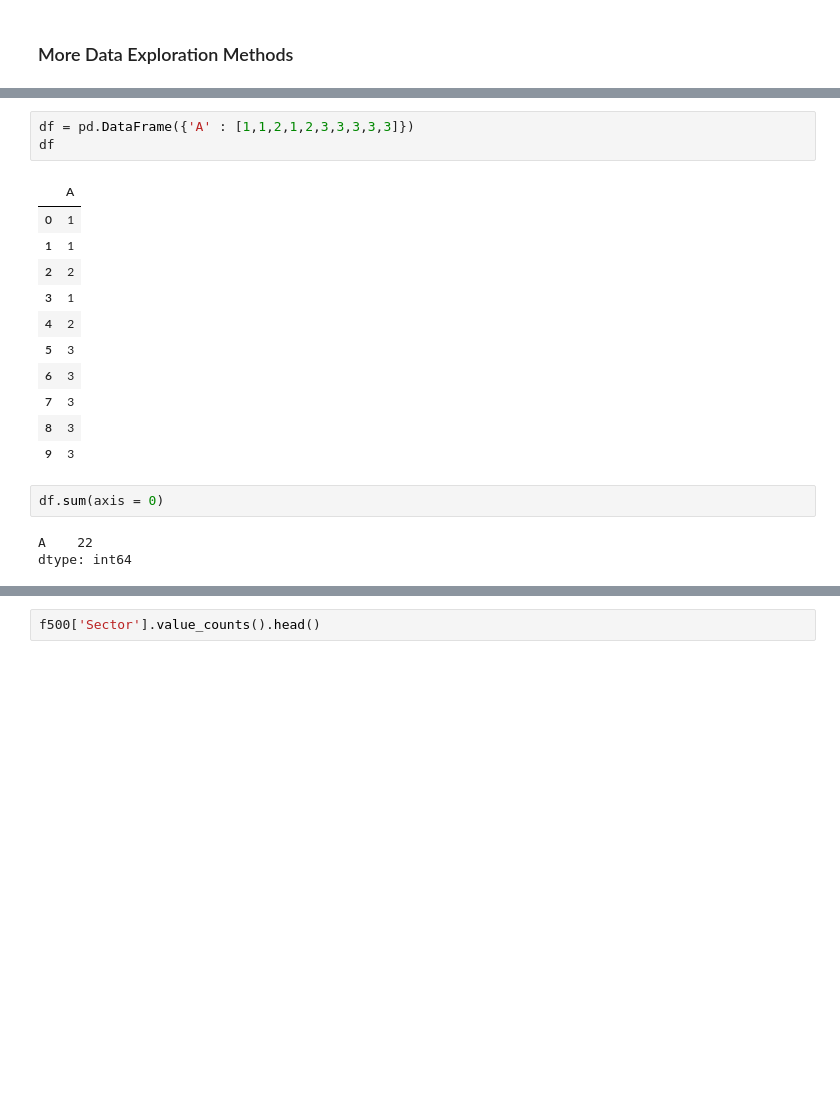
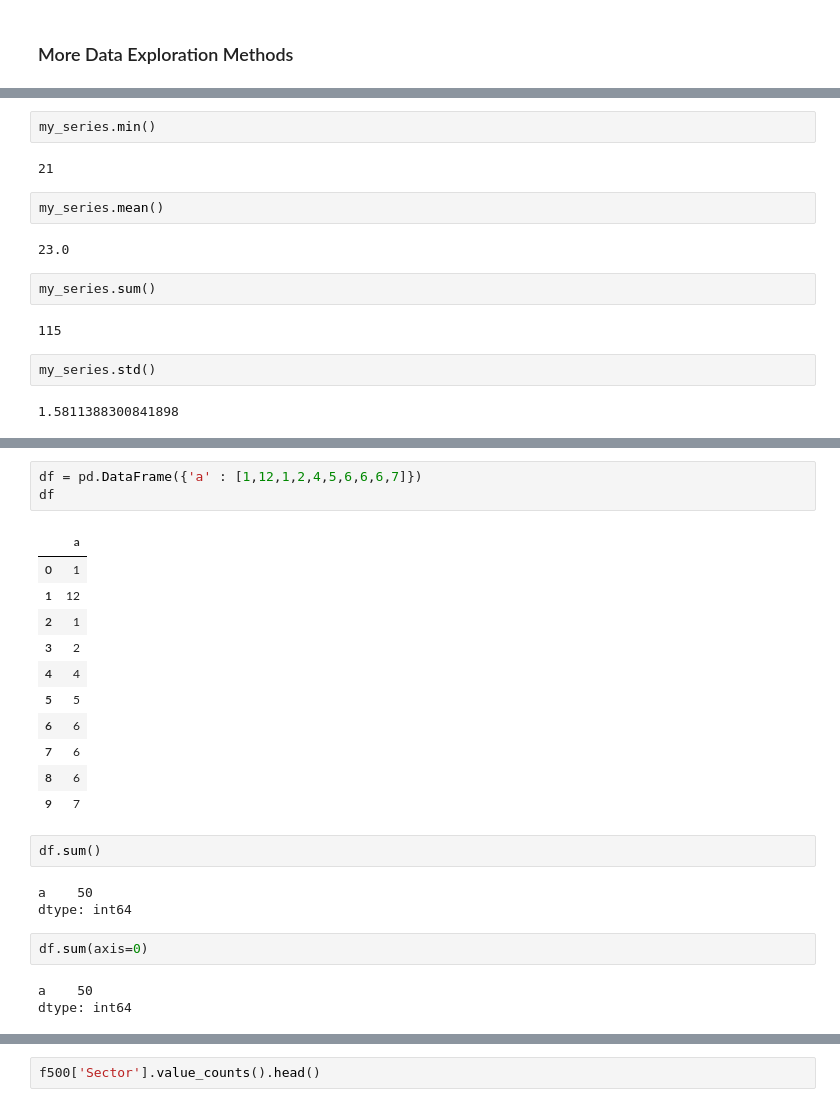
Before and after one commit to evgenursic/python_analitika, a Jupyter notebook: teden_03/03_teden_pandas_clean.ipynb, the cells around one changed output, grey strips where cells are left out. Drawn from its saved outputs; the diff is of its cells as text; blank space fills up the shorter version.

```diff
--- a/teden_03/03_teden_pandas_clean.ipynb
+++ b/teden_03/03_teden_pandas_clean.ipynb
@@ -989,22 +1341,43 @@ f500[['Revenues', 'Employees']].describe()
+# %%
+my_series.min()
+# %% [output]
+21
+# %%
+my_series.mean()
+# %% [output]
+23.0
+# %%
+my_series.sum()
+# %% [output]
+115
+# %%
+my_series.std()
+# %% [output]
+1.5811388300841898
 # %% [markdown]
 <p><img alt="dataframe axis parameters" src="https://s3.amazonaws.com/dq-content/291/axis_param.svg"></p>
 # %%
-df = pd.DataFrame({'A' : [1,1,2,1,2,3,3,3,3,3]})
+df = pd.DataFrame({'a' : [1,12,1,2,4,5,6,6,6,7]})
 df
 # %% [output]
-|  | A |
+|  | a |
 | 0 | 1 |
-| 1 | 1 |
-| 2 | 2 |
-| 3 | 1 |
-| 4 | 2 |
-| 5 | 3 |
-| 6 | 3 |
-| 7 | 3 |
-| 8 | 3 |
-| 9 | 3 |
+| 1 | 12 |
+| 2 | 1 |
+| 3 | 2 |
+| 4 | 4 |
+| 5 | 5 |
+| 6 | 6 |
+| 7 | 6 |
+| 8 | 6 |
+| 9 | 7 |
+# %%
+df.sum()
+# %% [output]
+a    50
+dtype: int64
 # %%
-df.sum(axis = 0)
+df.sum(axis=0)
 # %% [output]
-A    22
+a    50
 dtype: int64
```
Also changed, not shown: parts of 72 cells of this notebook.
